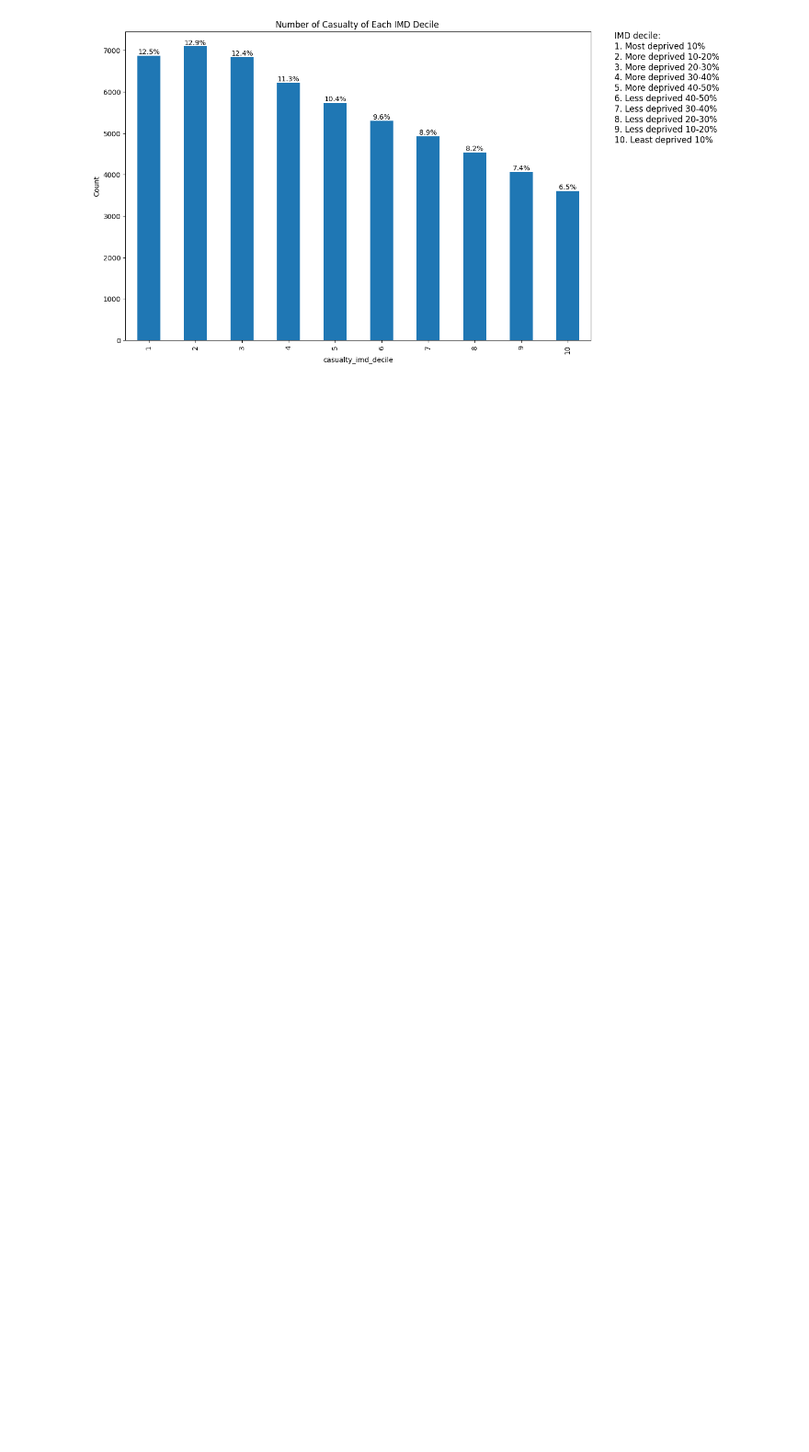
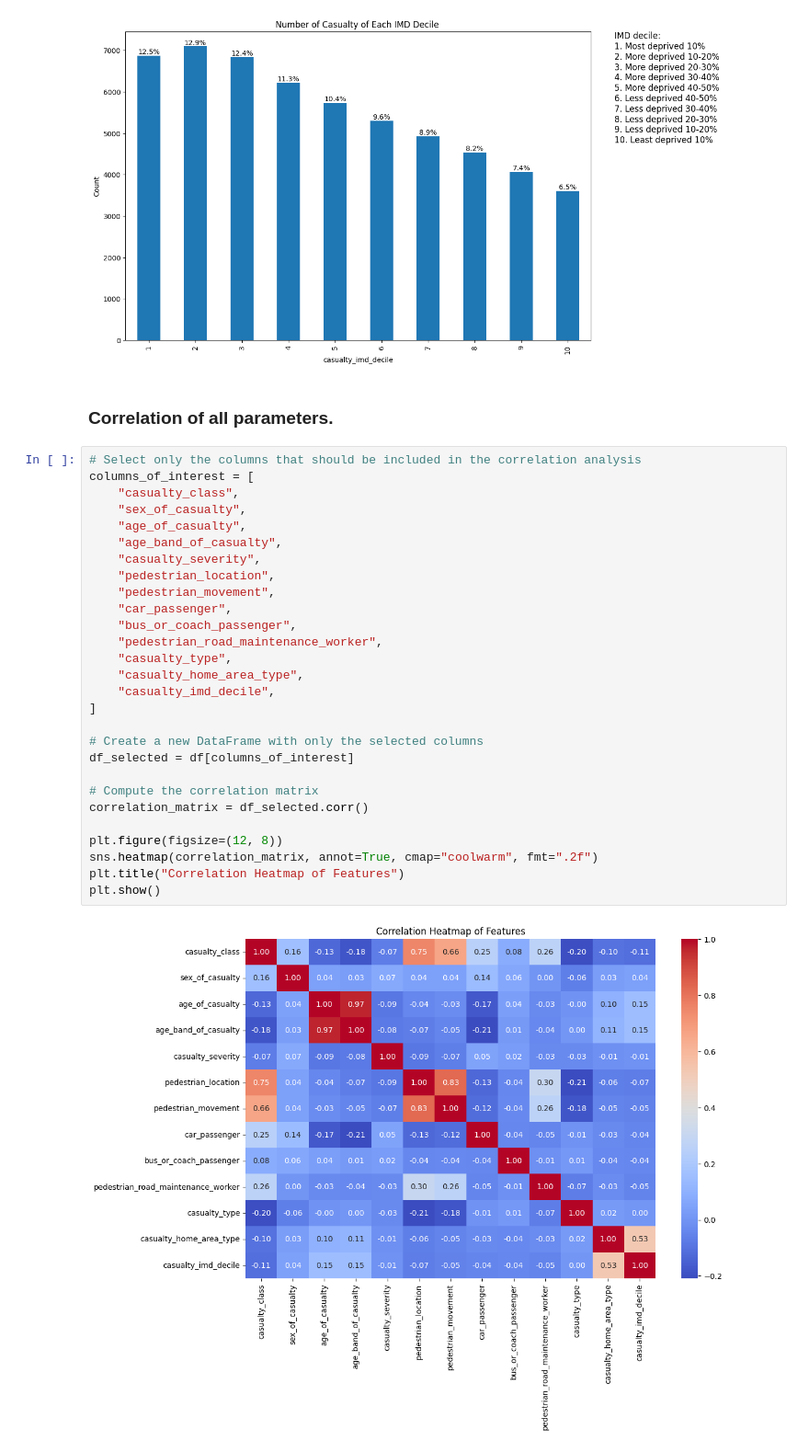
Before and after one commit to MohammadJavadN/Road-Accidents-Analysis, a Jupyter notebook: ds.ipynb, the cells around one changed output. Shown at 92% size. Saved outputs shown, nothing was run; the diff lists cells and outputs as text; blank space fills up the shorter version.

Commit message:
correlation of all parameters

```diff
--- a/ds.ipynb
+++ b/ds.ipynb
@@ -325,3 +325,35 @@ plt.text(1.05, 0.8, text, fontsize=12, transform=plt.gca().transAxes, va="center
 plt.show()
 # %% [output]
 [figure]
+# %% [markdown]
+### Correlation of all parameters.
+# %%
+# Select only the columns that should be included in the correlation analysis
+columns_of_interest = [
+    "casualty_class",
+    "sex_of_casualty",
+    "age_of_casualty",
+    "age_band_of_casualty",
+    "casualty_severity",
+    "pedestrian_location",
+    "pedestrian_movement",
+    "car_passenger",
+    "bus_or_coach_passenger",
+    "pedestrian_road_maintenance_worker",
+    "casualty_type",
+    "casualty_home_area_type",
+    "casualty_imd_decile",
+]
+
+# Create a new DataFrame with only the selected columns
+df_selected = df[columns_of_interest]
+
+# Compute the correlation matrix
+correlation_matrix = df_selected.corr()
+
+plt.figure(figsize=(12, 8))
+sns.heatmap(correlation_matrix, annot=True, cmap="coolwarm", fmt=".2f")
+plt.title("Correlation Heatmap of Features")
+plt.show()
+# %% [output]
+[figure, added]
```
